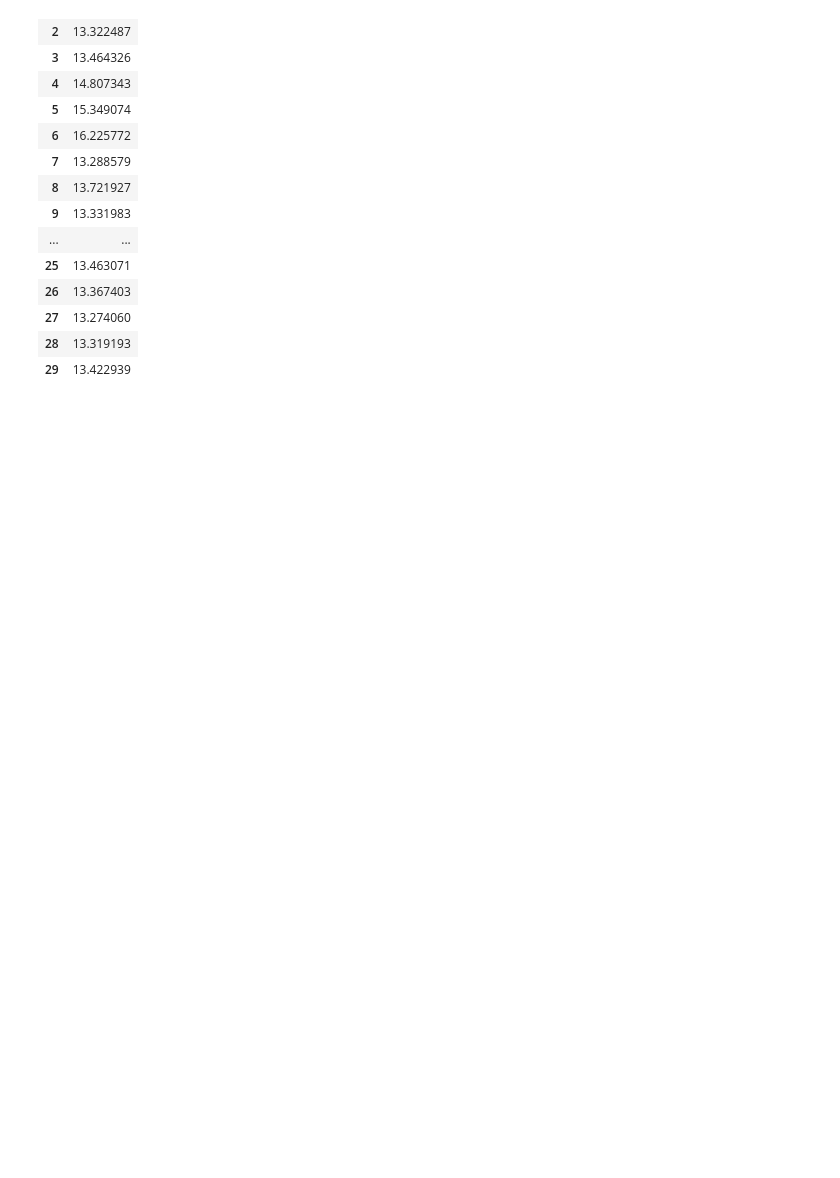
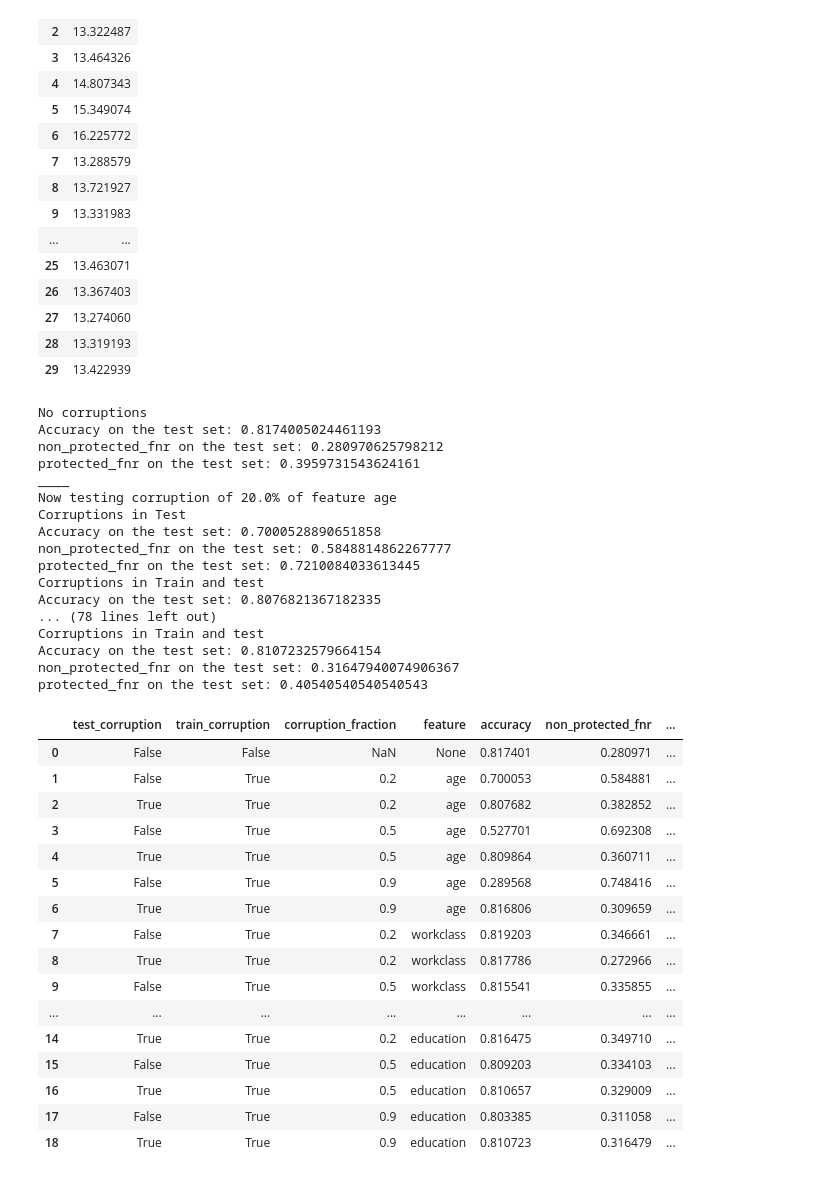
Before and after one commit to stefan-grafberger/deem22-what-if-experiments, a Jupyter notebook: whatif/example_pipelines/corruption_experiments.ipynb, the cells around one changed output. Saved outputs shown, nothing was run; the diff lists cells and outputs as text; code cells hidden in the pictures; blank space fills up the shorter version.

Commit message:
Credit corruption naive

```diff
--- a/whatif/example_pipelines/corruption_experiments.ipynb
+++ b/whatif/example_pipelines/corruption_experiments.ipynb
@@ -159,3 +161,44 @@ Done!
 | 27 | 13.274060 |
 | 28 | 13.319193 |
 | 29 | 13.422939 |
+# %%
+corruption_qualitative_credit_corruption_naive = do_credit_corruption_naive(debug=True,
+                                                                          corruption_percentages=[0.2, 0.5, 0.9],
+                                                                          corrupt_features=["age", "workclass", "education"])
+save_to_csv(corruption_qualitative_credit_corruption_naive, "corruption_qualitative_credit_corruption_naive")
+corruption_qualitative_credit_corruption_naive
+# %% [output]
+No corruptions
+Accuracy on the test set: 0.8174005024461193
+non_protected_fnr on the test set: 0.280970625798212
+protected_fnr on the test set: 0.3959731543624161
+____
+Now testing corruption of 20.0% of feature age
+Corruptions in Test
+Accuracy on the test set: 0.7000528890651858
+non_protected_fnr on the test set: 0.5848814862267777
+protected_fnr on the test set: 0.7210084033613445
+Corruptions in Train and test
+Accuracy on the test set: 0.8076821367182335
+... (78 lines left out)
+Corruptions in Train and test
+Accuracy on the test set: 0.8107232579664154
+non_protected_fnr on the test set: 0.31647940074906367
+protected_fnr on the test set: 0.40540540540540543
+|  | test_corruption | train_corruption | corruption_fraction | feature | accuracy | non_protected_fnr | ... |
+| 0 | False | False | NaN | None | 0.817401 | 0.280971 | ... |
+| 1 | False | True | 0.2 | age | 0.700053 | 0.584881 | ... |
+| 2 | True | True | 0.2 | age | 0.807682 | 0.382852 | ... |
+| 3 | False | True | 0.5 | age | 0.527701 | 0.692308 | ... |
+| 4 | True | True | 0.5 | age | 0.809864 | 0.360711 | ... |
+| 5 | False | True | 0.9 | age | 0.289568 | 0.748416 | ... |
+| 6 | True | True | 0.9 | age | 0.816806 | 0.309659 | ... |
+| 7 | False | True | 0.2 | workclass | 0.819203 | 0.346661 | ... |
+| 8 | True | True | 0.2 | workclass | 0.817786 | 0.272966 | ... |
+| 9 | False | True | 0.5 | workclass | 0.815541 | 0.335855 | ... |
+| ... | ... | ... | ... | ... | ... | ... | ... |
+| 14 | True | True | 0.2 | education | 0.816475 | 0.349710 | ... |
+| 15 | False | True | 0.5 | education | 0.809203 | 0.334103 | ... |
+| 16 | True | True | 0.5 | education | 0.810657 | 0.329009 | ... |
+| 17 | False | True | 0.9 | education | 0.803385 | 0.311058 | ... |
+| 18 | True | True | 0.9 | education | 0.810723 | 0.316479 | ... |
```
Also changed, not shown: parts of 2 cells of this notebook, 3 other files.
